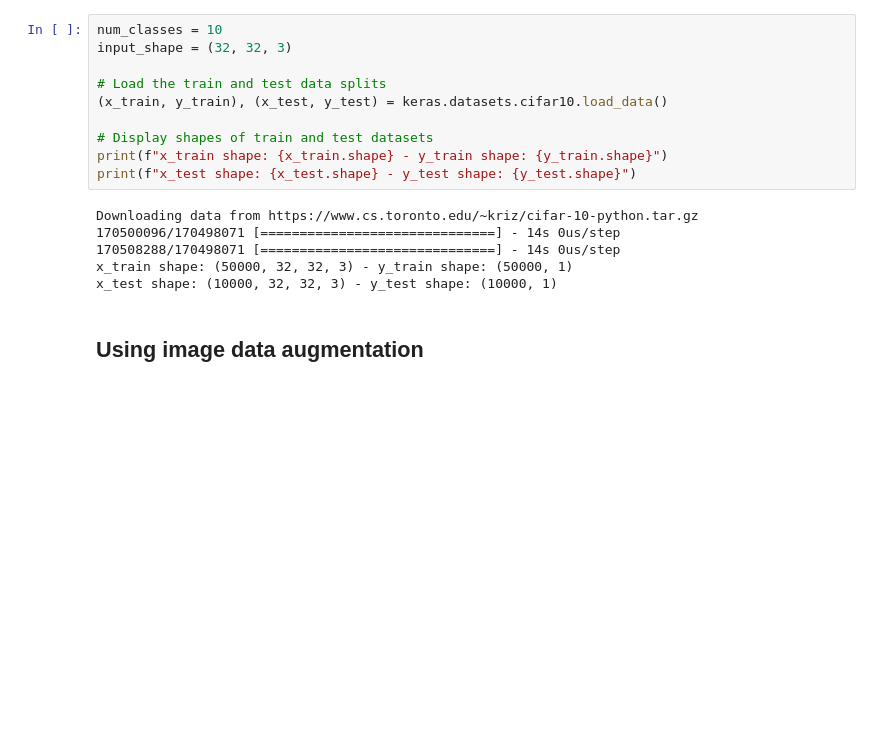
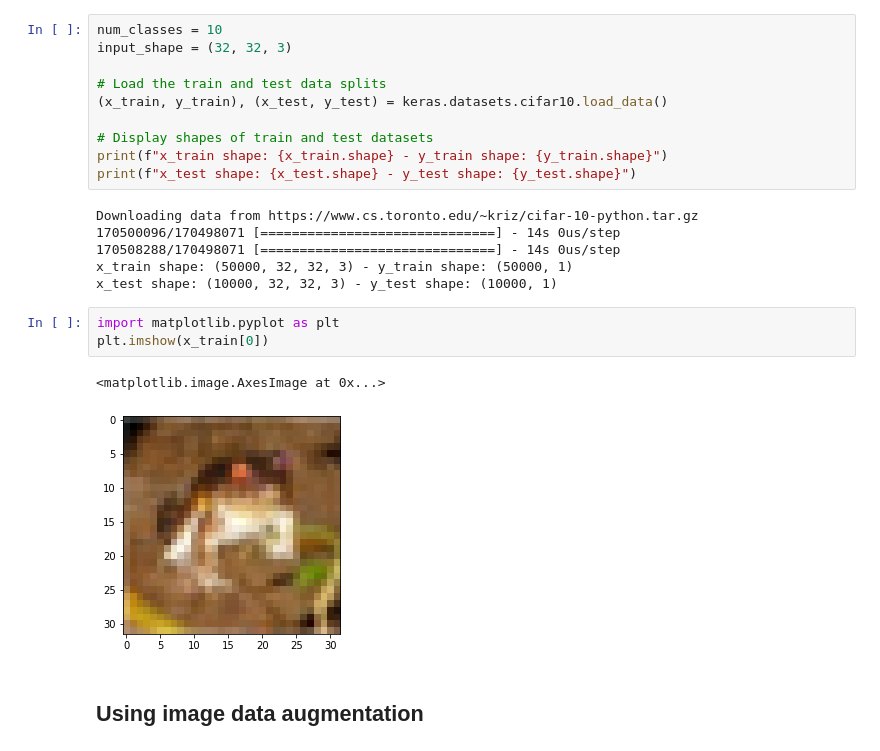
Before and after one commit to engineerjkk/Supervised-Contrastive-Learning, a Jupyter notebook: examples/vision/ipynb/supervised-contrastive-learning.ipynb, the cells around one changed output. Drawn from its saved outputs; the diff is of its cells as text; blank space fills up the shorter version.

```diff
--- a/examples/vision/ipynb/supervised-contrastive-learning.ipynb
+++ b/examples/vision/ipynb/supervised-contrastive-learning.ipynb
@@ -64,5 +65,11 @@ Downloading data from https://www.cs.toronto.edu/~kriz/cifar-10-python.tar.gz
 170508288/170498071 [==============================] - 14s 0us/step
 x_train shape: (50000, 32, 32, 3) - y_train shape: (50000, 1)
 x_test shape: (10000, 32, 32, 3) - y_test shape: (10000, 1)
+# %%
+import matplotlib.pyplot as plt
+plt.imshow(x_train[0])
+# %% [output]
+<matplotlib.image.AxesImage at 0x...>
+[figure, added]
 # %% [markdown]
 ## Using image data augmentation
```
Also changed, not shown: parts of 8 cells of this notebook.
